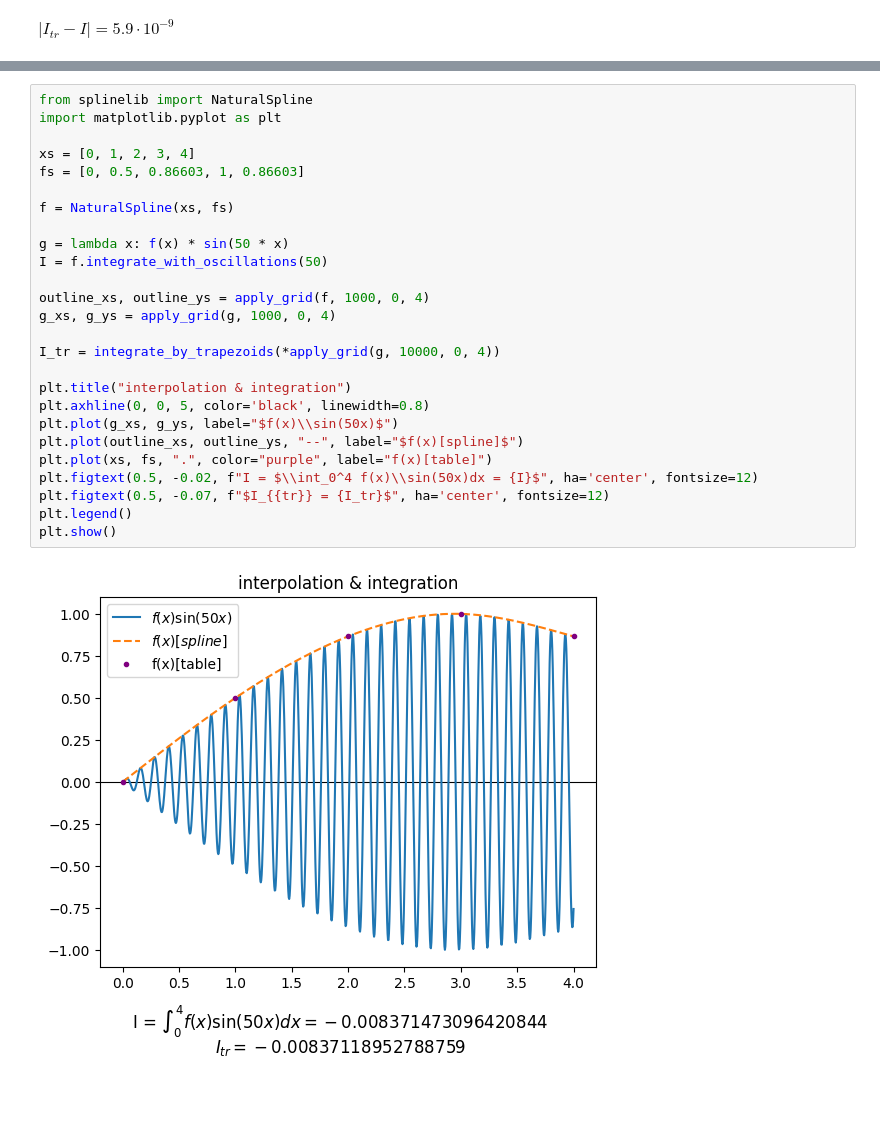
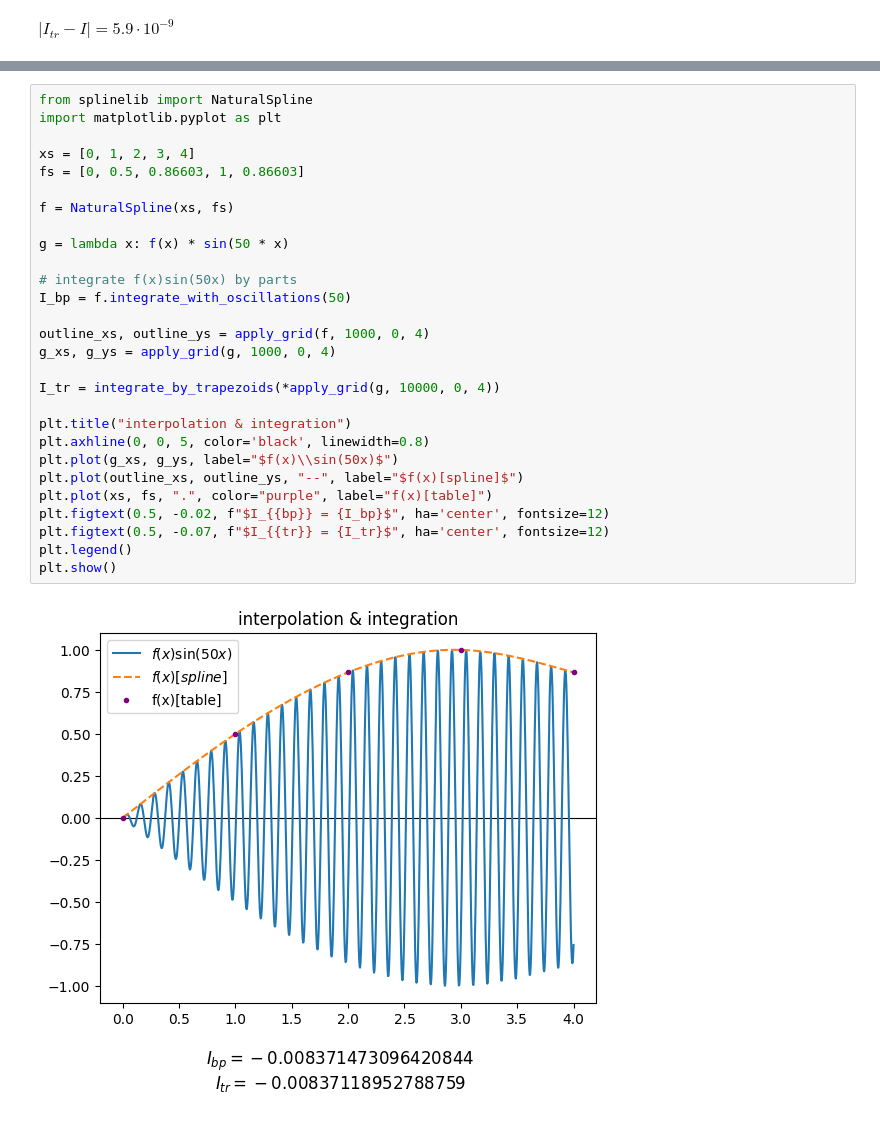
Before and after one commit to VoyakaGOD/computational-mathematics, a Jupyter notebook: numerical-integration.ipynb, the cells around one changed output, grey strips where cells are left out. Drawn from its saved outputs; the diff is of its cells as text.

Commit message:
lab 5: added plot to README

```diff
--- a/numerical-integration.ipynb
+++ b/numerical-integration.ipynb
@@ -107,28 +107,30 @@ $I_{tr}$ - значение полученное методом трапеций
 # %%
 from splinelib import NaturalSpline
 import matplotlib.pyplot as plt
 
 xs = [0, 1, 2, 3, 4]
 fs = [0, 0.5, 0.86603, 1, 0.86603]
 
 f = NaturalSpline(xs, fs)
 
 g = lambda x: f(x) * sin(50 * x)
-I = f.integrate_with_oscillations(50)
+
+# integrate f(x)sin(50x) by parts
+I_bp = f.integrate_with_oscillations(50)
 
 outline_xs, outline_ys = apply_grid(f, 1000, 0, 4)
 g_xs, g_ys = apply_grid(g, 1000, 0, 4)
 
 I_tr = integrate_by_trapezoids(*apply_grid(g, 10000, 0, 4))
 
 plt.title("interpolation & integration")
 plt.axhline(0, 0, 5, color='black', linewidth=0.8)
 plt.plot(g_xs, g_ys, label="$f(x)\\sin(50x)$")
 plt.plot(outline_xs, outline_ys, "--", label="$f(x)[spline]$")
 plt.plot(xs, fs, ".", color="purple", label="f(x)[table]")
-plt.figtext(0.5, -0.02, f"I = $\\int_0^4 f(x)\\sin(50x)dx = {I}$", ha='center', fontsize=12)
+plt.figtext(0.5, -0.02, f"$I_{{bp}} = {I_bp}$", ha='center', fontsize=12)
 plt.figtext(0.5, -0.07, f"$I_{{tr}} = {I_tr}$", ha='center', fontsize=12)
 plt.legend()
 plt.show()
 # %% [output]
-[figure, old version]
+[figure, new version]
```
Also changed, not shown: parts of 1 cell of this notebook, 2 other files.
